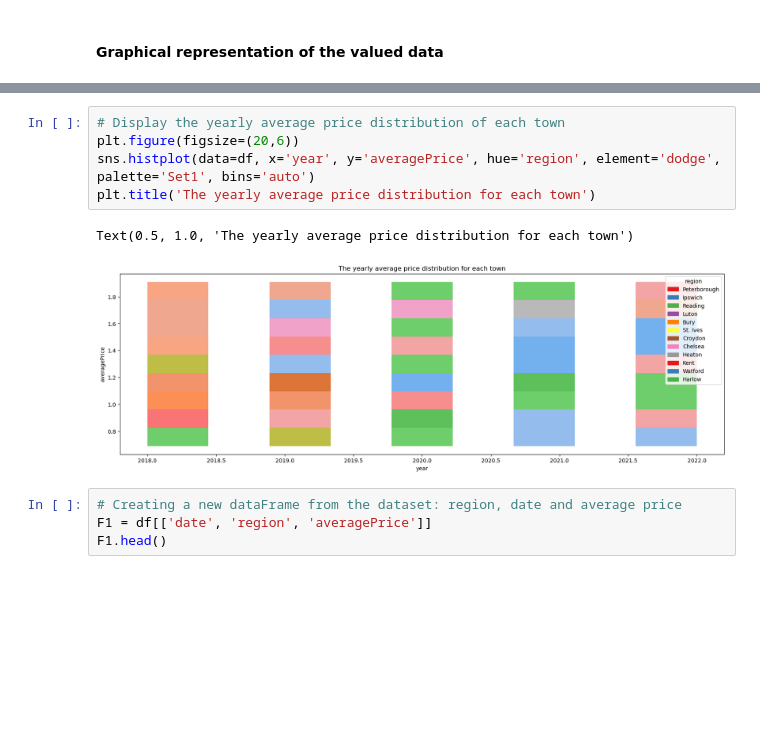
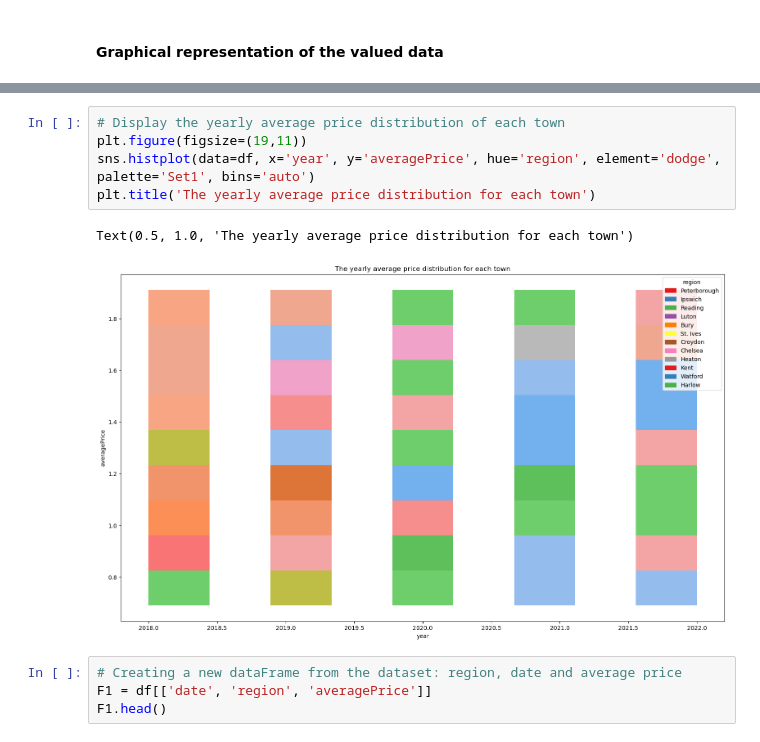
Before and after one commit to Kasiobu/Data-analysis--Python, a Jupyter notebook: YoY&MoM/Comparison.ipynb, the cells around one changed output, grey strips where cells are left out. Drawn from its saved outputs; the diff is of its cells as text; blank space fills up the shorter version.

```diff
--- a/YoY&MoM/Comparison.ipynb
+++ b/YoY&MoM/Comparison.ipynb
@@ -161,11 +177,11 @@ Text(0.5, 1.0, 'Average price of organic and conventional orange')
 # %%
 # Display the yearly average price distribution of each town
-plt.figure(figsize=(20,6))
+plt.figure(figsize=(19,11))
 sns.histplot(data=df, x='year', y='averagePrice', hue='region', element='dodge', palette='Set1', bins='auto')
 plt.title('The yearly average price distribution for each town')
 # %% [output]
 Text(0.5, 1.0, 'The yearly average price distribution for each town')
-[figure, old version]
+[figure, new version]
 # %%
 # Creating a new dataFrame from the dataset: region, date and average price
 F1 = df[['date', 'region', 'averagePrice']]
```
Also changed, not shown: parts of 20 cells of this notebook.
